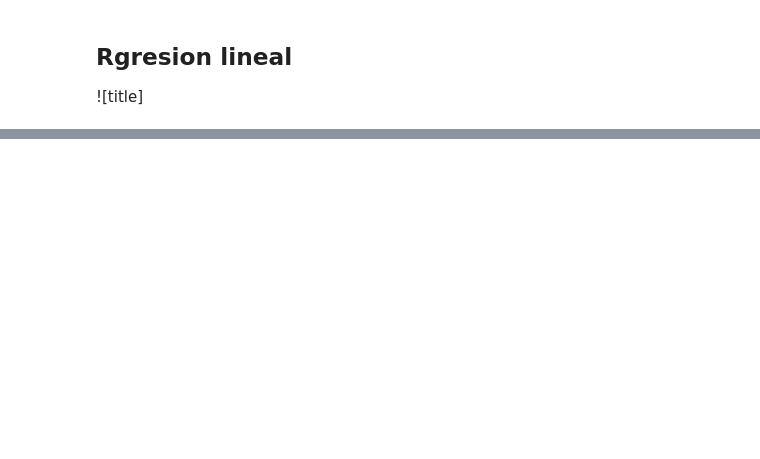
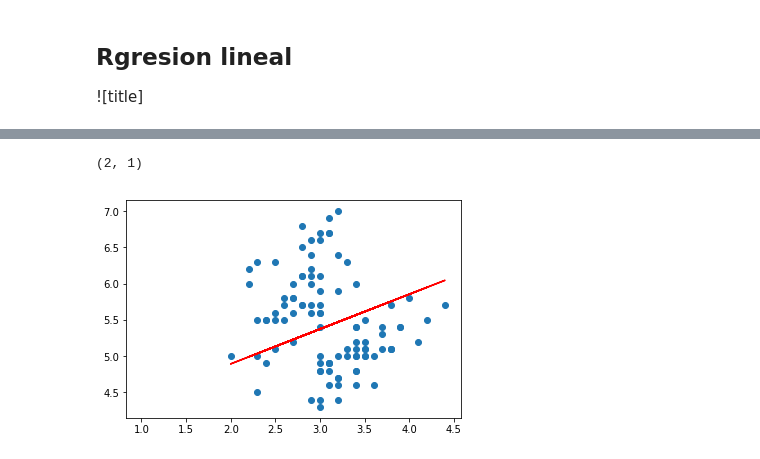
Before and after one commit to Alg0r1thmic/AI, a Jupyter notebook: LinealRegression/RegressionLineal.ipynb, the cells around one changed output, grey strips where cells are left out. Drawn from its saved outputs; the diff is of its cells as text; code cells hidden in the pictures; blank space fills up the shorter version.

```diff
--- a/LinealRegression/RegressionLineal.ipynb
+++ b/LinealRegression/RegressionLineal.ipynb
@@ -132,0 +291,76 @@ presion = calcular_modelo(w,b,edad)
+# %%
+import pandas as pd
+import numpy as np
+import matplotlib.pyplot as plt
+import seaborn as sns
+from sklearn.utils import shuffle
+import seaborn as sns
+%matplotlib inline
+
+class MultivariateRegression(object):
+    def __init__(self,learningRatio=0.05,numIterations=10,fitIntercept=True):
+        self.learningRatio=learningRatio#parametro de aprendizaje
+        self.numIterations=numIterations#numero de iteraciones
+        self.fitIntercept=fitIntercept
+        self.N=0#cantidad de datos
+        self.X=[]
+        self.Y=[]
+        #self.theta0= np.random.randn(1)[0]#se genera theta0 y theta1 aleatorios para poder ajustar bien la recta
+        self.thetaJ=[]
+    def gradientDesent(self,thetaJ):
+        for i in range(self.X.shape[1]):
+            #j=1*2 x=2*100  [1*100] -y=1*100)*x[]
+            #thetan=self.thetaJ.T@self.X.T
+            #print("hello.... is...is",thetan.shape,thetan)
+            dThetaJ=(1/self.N)*np.sum(((self.thetaJ.T@self.X.T)-self.Y.T)@self.X[:,i:i+1])
+            self.thetaJ[i]=self.thetaJ[i]-self.learningRatio*dThetaJ
+        return thetaJ
+    def fit(self,X,Y):
+        self.X=X
+        self.Y=Y
+        self.N=X.shape[0]
+        for i in range(X.shape[1]):
+            self.thetaJ.append(np.random.randn(1)[0])
+        self.thetaJ=np.array(self.thetaJ)
+        self.thetaJ=self.thetaJ[:,np.newaxis]
+        print(self.thetaJ.shape)
+        for i in range(self.numIterations):
+            self.thetaJ=self.gradientDesent(self.thetaJ)
+        return self.thetaJ
+def readData():
+    df = pd.read_csv('Iris.csv')
+    df = df.drop(['Id'],axis=1)
+    rows = list(range(100,150))
+    df = df.drop(df.index[rows])
+    Y = []
+    target = df['Species']
+    for val in target:
+        if(val == 'Iris-setosa'):
+            Y.append(0)
+        else:
+            Y.append(1)
+    df = df.drop(['Species'],axis=1)
+    X = df.values.tolist()
+    X, Y = shuffle(X,Y)
+    X=np.array(X)
+    #Y=X[:,3:4]
+    #X=X[:,:3]
+    Y=X[:,0:1]
+    X=X[:,1:2]
+    return X,Y
+def getRect(thetaJ,x):
+    return thetaJ[1]*x+thetaJ[0]
+if __name__=='__main__':
+    [X,Y]=readData()
+    plt.scatter(X,Y)
+    one=np.full(X.shape[0],1)
+    X=np.concatenate((one[:, np.newaxis], X), axis=1)
+    lr=MultivariateRegression(numIterations=1000)
+    thetaj=[]
+    X=X
+    thetaj=lr.fit(X,Y)
+    plt.plot(X,getRect(thetaj,X),'r')
+    plt.show()
+# %% [output]
+(2, 1)
+[figure, added]
```
Also changed, not shown: parts of 8 cells of this notebook, 6 other files.
